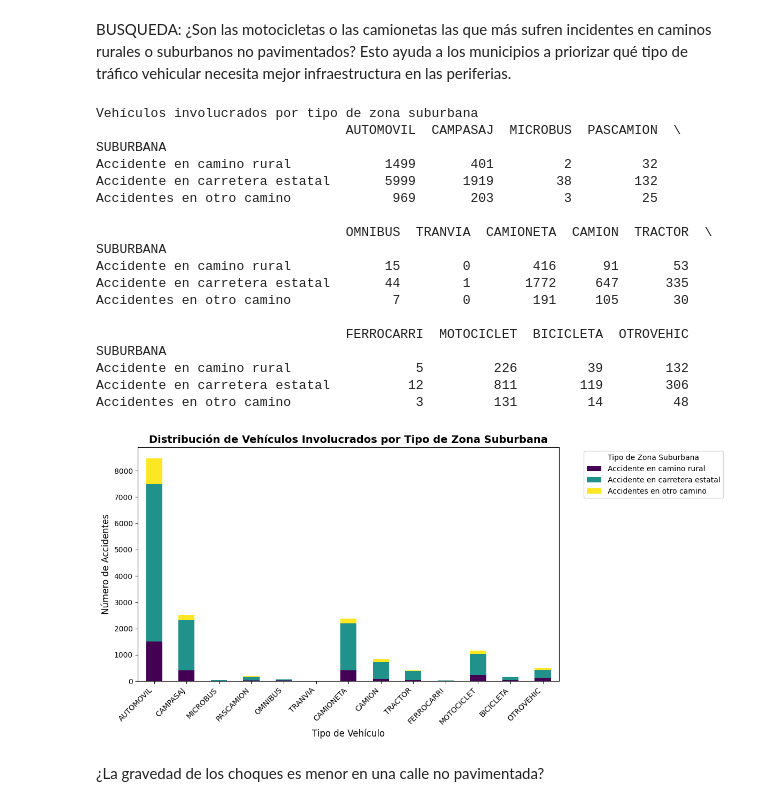
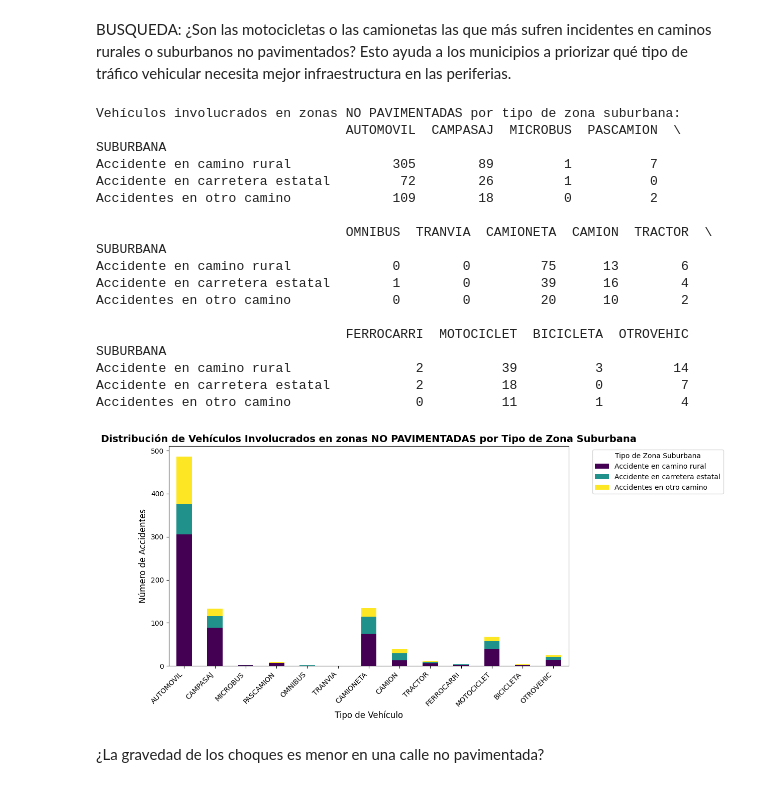
Before and after one commit to mdc-feature-engineering/traffic-accidents-mx-mdc, a Jupyter notebook: notebooks/data_analysis_table.ipynb, the cells around one changed output. Drawn from its saved outputs; the diff is of its cells as text; code cells hidden in the pictures.

Commit message:
Additional analysis fatal accidents

```diff
--- a/notebooks/data_analysis_table.ipynb
+++ b/notebooks/data_analysis_table.ipynb
@@ -135,52 +145,55 @@ Pavimentada      0.97     20.19       78.84
 # %% [markdown]
 BUSQUEDA: ¿Son las motocicletas o las camionetas las que más sufren incidentes en caminos rurales o suburbanos no pavimentados? Esto ayuda a los municipios a priorizar qué tipo de tráfico vehicular necesita mejor infraestructura en las periferias.
 # %%
-zona_suburbana = accidents_data[accidents_data['SUBURBANA'] != 'Sin accidente en esta zona']
-
+# 1. Filtramos por superficie no pavimentada y excluimos los registros sin accidente suburbano
+zona_no_pav_suburbana = accidents_data[
+    (accidents_data['CAPAROD'] == 'No Pavimentada') &
+    (accidents_data['SUBURBANA'] != 'Sin accidente en esta zona')
+]
 cols_vehiculo = ['AUTOMOVIL', 'CAMPASAJ', 'MICROBUS', 'PASCAMION', 'OMNIBUS',
                 'TRANVIA', 'CAMIONETA', 'CAMION', 'TRACTOR', 'FERROCARRI',
                 'MOTOCICLET', 'BICICLETA', 'OTROVEHIC']
 
 # Agrupamos por tipo de zona suburbana y vehiculos involucrados
-vehiculos_por_zona_suburbana = zona_suburbana.groupby('SUBURBANA')[cols_vehiculo].sum()
+vehiculos_por_zona_suburbana = zona_no_pav_suburbana.groupby('SUBURBANA')[cols_vehiculo].sum()
 
-print("Vehículos involucrados por tipo de zona suburbana")
+print("Vehículos involucrados en zonas NO PAVIMENTADAS por tipo de zona suburbana:")
 print(vehiculos_por_zona_suburbana)
 # %% [output]
-Vehículos involucrados por tipo de zona suburbana
+Vehículos involucrados en zonas NO PAVIMENTADAS por tipo de zona suburbana:
                                 AUTOMOVIL  CAMPASAJ  MICROBUS  PASCAMION  \
 SUBURBANA
-Accidente en camino rural            1499       401         2         32
-Accidente en carretera estatal       5999      1919        38        132
-Accidentes en otro camino             969       203         3         25
+Accidente en camino rural             305        89         1          7
+Accidente en carretera estatal         72        26         1          0
+Accidentes en otro camino             109        18         0          2
 
                                 OMNIBUS  TRANVIA  CAMIONETA  CAMION  TRACTOR  \
 SUBURBANA
-Accidente en camino rural            15        0        416      91       53
-Accidente en carretera estatal       44        1       1772     647      335
-Accidentes en otro camino             7        0        191     105       30
+Accidente en camino rural             0        0         75      13        6
+Accidente en carretera estatal        1        0         39      16        4
+Accidentes en otro camino             0        0         20      10        2
 
                                 FERROCARRI  MOTOCICLET  BICICLETA  OTROVEHIC
 SUBURBANA
-Accidente en camino rural                5         226         39        132
-Accidente en carretera estatal          12         811        119        306
-Accidentes en otro camino                3         131         14         48
+Accidente en camino rural                2          39          3         14
+Accidente en carretera estatal           2          18          0          7
+Accidentes en otro camino                0          11          1          4
 # %%
 # Transponemos la tabla
 plot_data = vehiculos_por_zona_suburbana.T
 
 ax = plot_data.plot(kind='bar', stacked=True, figsize=(12, 6), colormap='viridis')
 
-plt.title('Distribución de Vehículos Involucrados por Tipo de Zona Suburbana', fontsize=14, fontweight='bold')
+plt.title('Distribución de Vehículos Involucrados en zonas NO PAVIMENTADAS por Tipo de Zona Suburbana', fontsize=14, fontweight='bold')
 plt.xlabel('Tipo de Vehículo', fontsize=12)
 plt.ylabel('Número de Accidentes', fontsize=12)
 plt.xticks(rotation=45, ha='right')
 plt.legend(title='Tipo de Zona Suburbana', bbox_to_anchor=(1.05, 1), loc='upper left')
 plt.tight_layout()
 
 plt.show()
 # %% [output]
-[figure, old version]
+[figure, new version]
 # %% [markdown]
 ¿La gravedad de los choques es menor en una calle no pavimentada?
 # %% [markdown]
```
Also changed, not shown: parts of 12 cells of this notebook.
